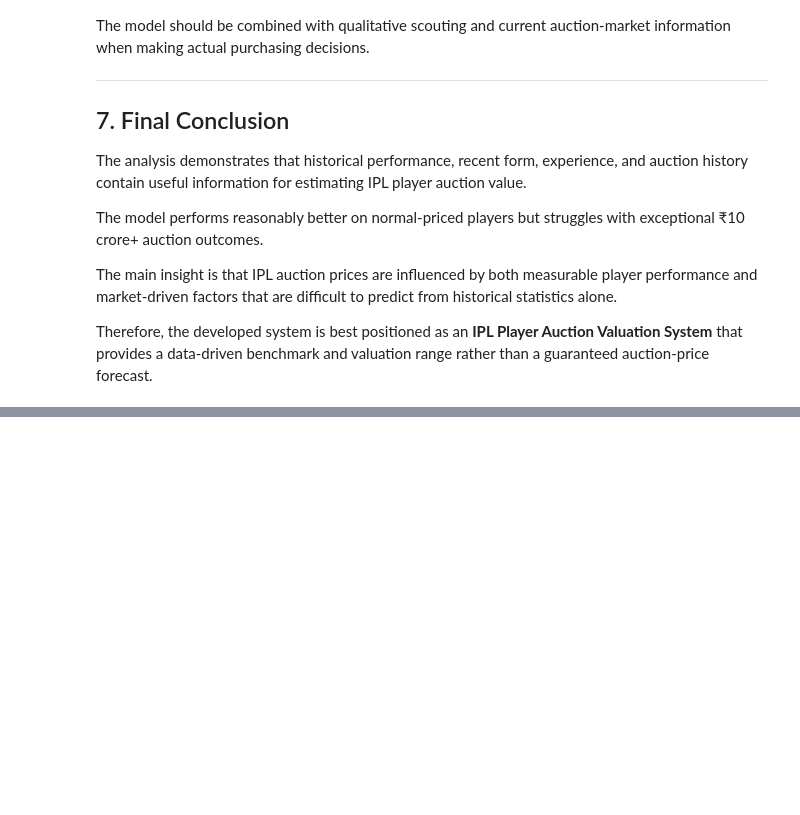
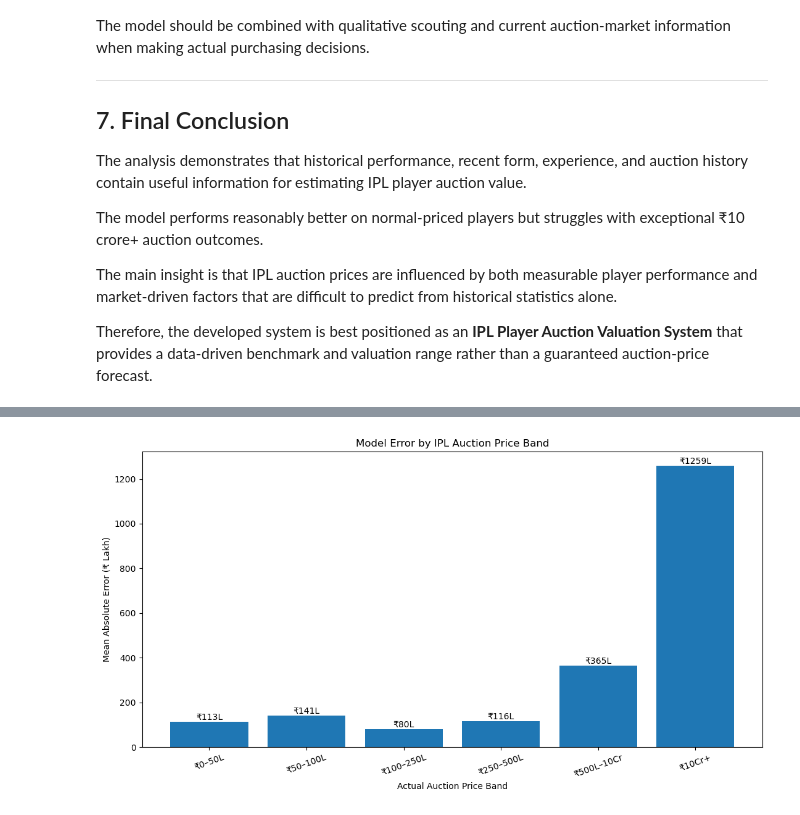
Before and after one commit to Soul0418/IPL, a Jupyter notebook: notebooks/Model_Interpretation.ipynb, the cells around one changed output, grey strips where cells are left out. Saved outputs shown, nothing was run; the diff lists cells and outputs as text; code cells hidden in the pictures; blank space fills up the shorter version.

```diff
--- a/notebooks/Model_Interpretation.ipynb
+++ b/notebooks/Model_Interpretation.ipynb
@@ -1215,0 +1513,82 @@ def show_player_valuation(player_name, auction_year, role, nationality):
+# %%
+import matplotlib.pyplot as plt
+import pandas as pd
+import numpy as np
+
+# Build error-analysis dataframe
+error_df = pd.DataFrame({
+    "actual_price": y_test_exp,
+    "predicted_price": y_pred_exp
+})
+
+error_df["absolute_error"] = (
+    error_df["actual_price"] - error_df["predicted_price"]
+).abs()
+
+# Create auction price bands
+bins = [-np.inf, 50, 100, 250, 500, 1000, np.inf]
+
+labels = [
+    "₹0–50L",
+    "₹50–100L",
+    "₹100–250L",
+    "₹250–500L",
+    "₹500L–10Cr",
+    "₹10Cr+"
+]
+
+error_df["price_band"] = pd.cut(
+    error_df["actual_price"],
+    bins=bins,
+    labels=labels
+)
+
+# Calculate MAE for each price band
+band_error = (
+    error_df
+    .groupby("price_band", observed=False)["absolute_error"]
+    .mean()
+)
+
+# Plot
+plt.figure(figsize=(11, 6))
+
+bars = plt.bar(
+    band_error.index.astype(str),
+    band_error.values
+)
+
+plt.xlabel("Actual Auction Price Band")
+plt.ylabel("Mean Absolute Error (₹ Lakh)")
+plt.title("Model Error by IPL Auction Price Band")
+
+plt.xticks(rotation=20)
+
+# Add values above bars
+for bar, value in zip(bars, band_error.values):
+    plt.text(
+        bar.get_x() + bar.get_width() / 2,
+        bar.get_height(),
+        f"₹{value:.0f}L",
+        ha="center",
+        va="bottom"
+    )
+
+plt.tight_layout()
+
+figure_path = "../outputs/figures/04_price_band_error.png"
+
+plt.savefig(
+    figure_path,
+    dpi=300,
+    bbox_inches="tight"
+)
+
+plt.show()
+
+print("Price-band MAE:")
+print(band_error.round(2))
+
+print(f"\nFigure saved to: {figure_path}")
+# %% [output]
+[figure, added]
```
Also changed, not shown: parts of 14 cells of this notebook, 5 other files.
